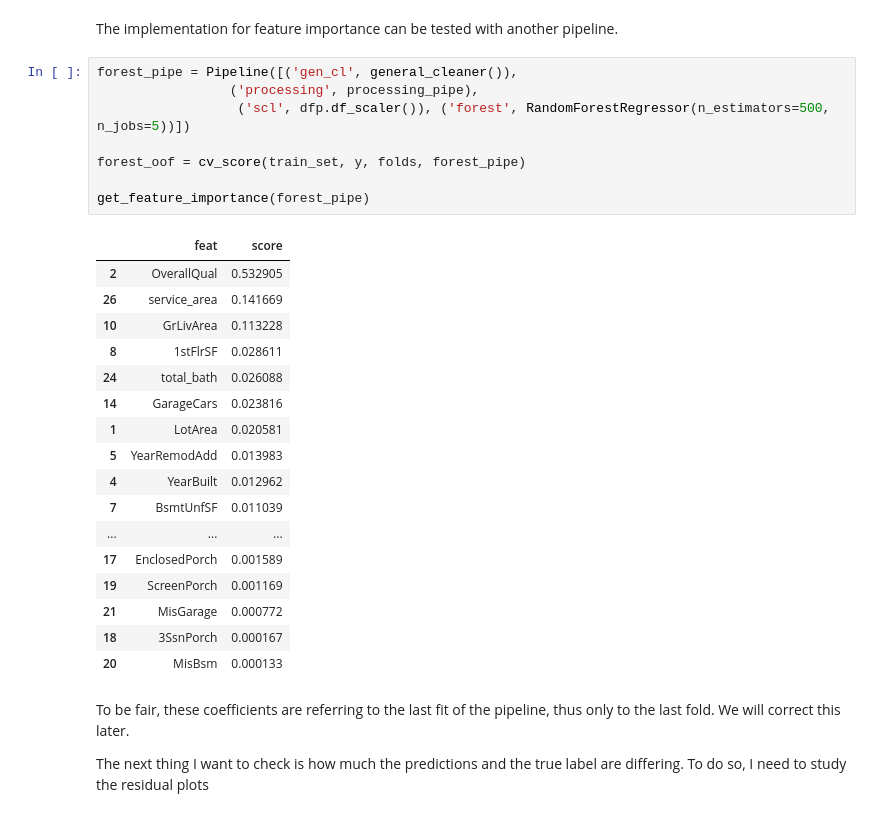
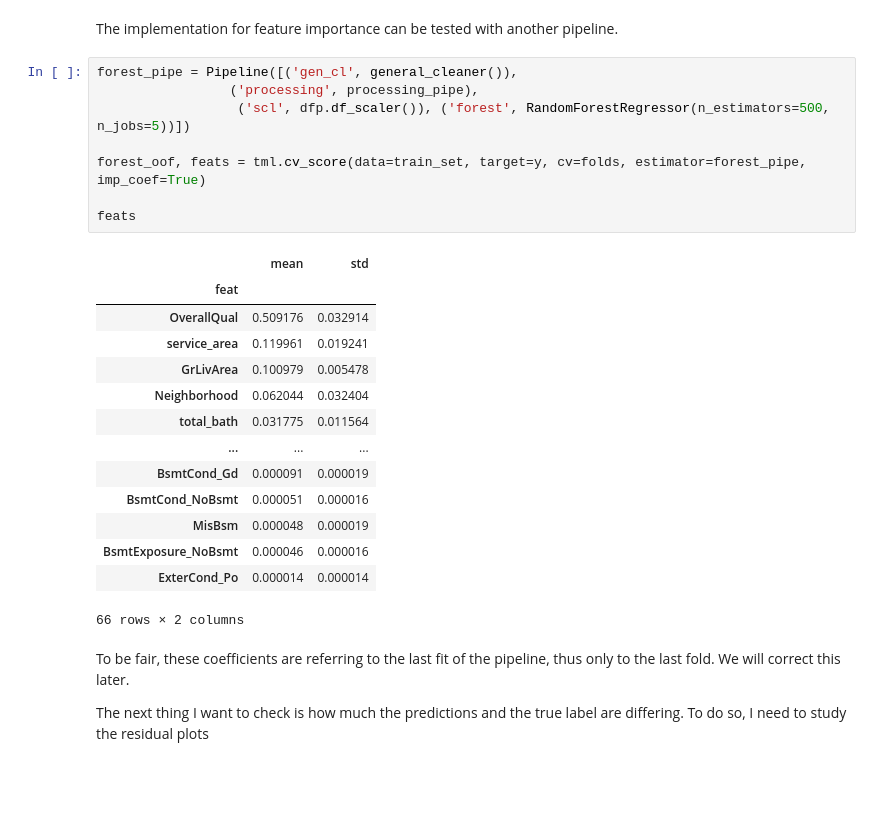
Before and after one commit to lucabasa/kaggle_competitions, a Jupyter notebook: houseprice/notebooks_source/04 - Model evaluation.ipynb, the cells around one changed output. Drawn from its saved outputs; the diff is of its cells as text; blank space fills up the shorter version.

```diff
--- a/houseprice/notebooks_source/04 - Model evaluation.ipynb
+++ b/houseprice/notebooks_source/04 - Model evaluation.ipynb
@@ -147,29 +169,26 @@ The implementation for feature importance can be tested with another pipeline.
 # %%
 forest_pipe = Pipeline([('gen_cl', general_cleaner()),
                  ('processing', processing_pipe),
                   ('scl', dfp.df_scaler()), ('forest', RandomForestRegressor(n_estimators=500, n_jobs=5))])
 
-forest_oof = cv_score(train_set, y, folds, forest_pipe)
+forest_oof, feats = tml.cv_score(data=train_set, target=y, cv=folds, estimator=forest_pipe, imp_coef=True)
 
-get_feature_importance(forest_pipe)
+feats
 # %% [output]
-|  | feat | score |
-| 2 | OverallQual | 0.532905 |
-| 26 | service_area | 0.141669 |
-| 10 | GrLivArea | 0.113228 |
-| 8 | 1stFlrSF | 0.028611 |
-| 24 | total_bath | 0.026088 |
-| 14 | GarageCars | 0.023816 |
-| 1 | LotArea | 0.020581 |
-| 5 | YearRemodAdd | 0.013983 |
-| 4 | YearBuilt | 0.012962 |
-| 7 | BsmtUnfSF | 0.011039 |
+|  | mean | std |
+| feat |  |  |
+| OverallQual | 0.509176 | 0.032914 |
+| service_area | 0.119961 | 0.019241 |
+| GrLivArea | 0.100979 | 0.005478 |
+| Neighborhood | 0.062044 | 0.032404 |
+| total_bath | 0.031775 | 0.011564 |
 | ... | ... | ... |
-| 17 | EnclosedPorch | 0.001589 |
-| 19 | ScreenPorch | 0.001169 |
-| 21 | MisGarage | 0.000772 |
-| 18 | 3SsnPorch | 0.000167 |
-| 20 | MisBsm | 0.000133 |
+| BsmtCond_Gd | 0.000091 | 0.000019 |
+| BsmtCond_NoBsmt | 0.000051 | 0.000016 |
+| MisBsm | 0.000048 | 0.000019 |
+| BsmtExposure_NoBsmt | 0.000046 | 0.000016 |
+| ExterCond_Po | 0.000014 | 0.000014 |
+66 rows × 2 columns
 # %% [markdown]
 To be fair, these coefficients are referring to the last fit of the pipeline, thus only to the last fold. We will correct this later.
 
```
Also changed, not shown: parts of 15 cells of this notebook.
